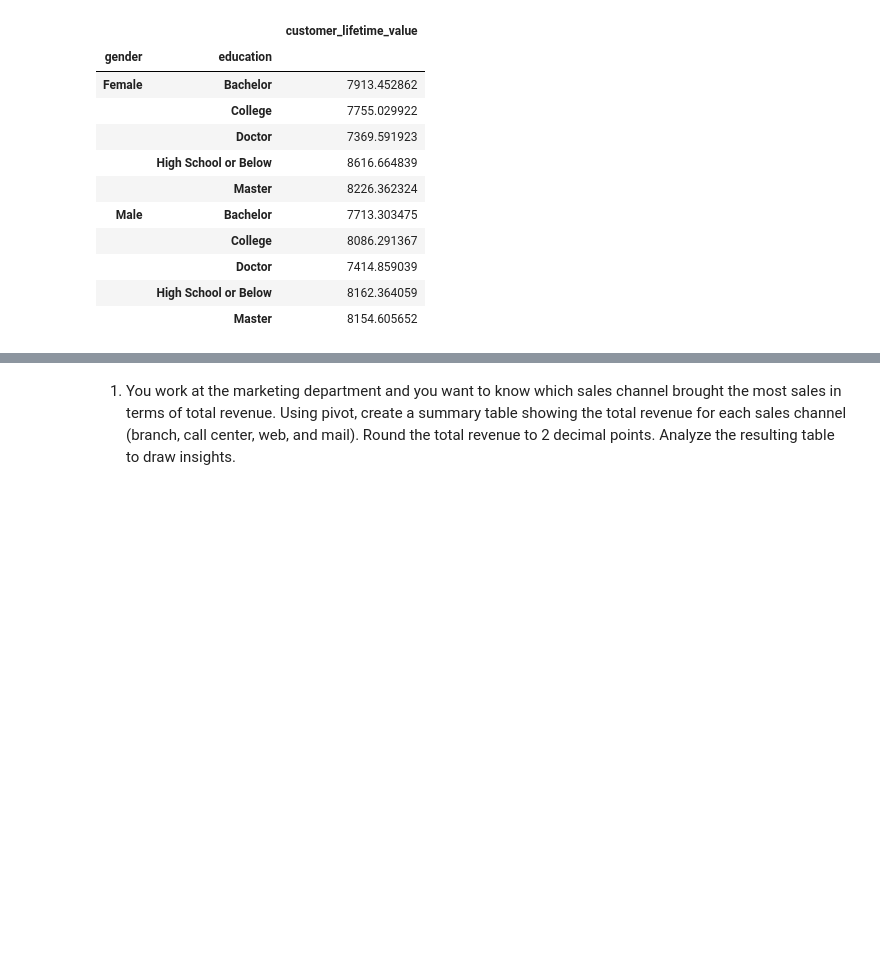
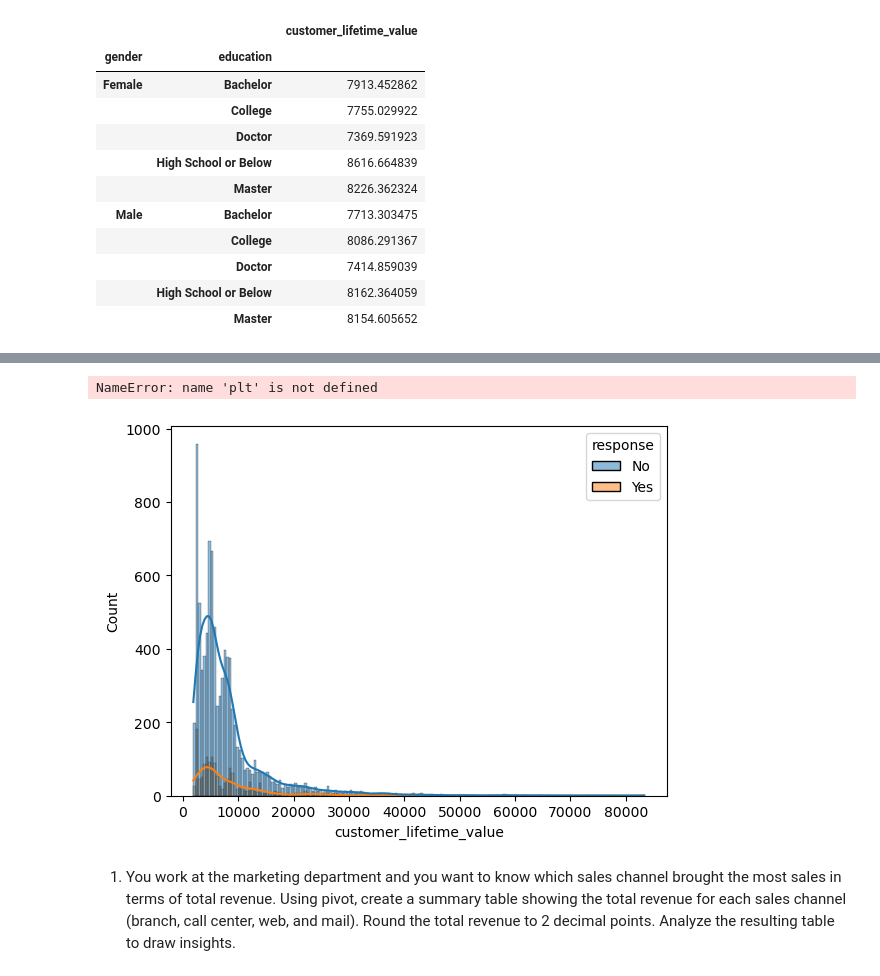
Before and after one commit to JavierVillares/lab-dw-data-structuring-and-combining, a Jupyter notebook: lab-dw-data-structuring-and-combining.ipynb, the cells around one changed output, grey strips where cells are left out. Cells and saved outputs as stored; diff of their text form; code cells hidden in the pictures; blank space fills up the shorter version.

```diff
--- a/lab-dw-data-structuring-and-combining.ipynb
+++ b/lab-dw-data-structuring-and-combining.ipynb
@@ -297,3 +311,11 @@ pivot_df
+# %%
+# Plotting the distribution of customer lifetime value
+sns.histplot(data=df, x='customer_lifetime_value', hue='response', kde=True)
+plt.title('Customer Lifetime Value Distribution by Response')
+plt.show()
+# %% [output]
+NameError: name 'plt' is not defined
+[figure, added]
 # %% [markdown]
 1. You work at the marketing department and you want to know which sales channel brought the most sales in terms of total revenue. Using pivot, create a summary table showing the total revenue for each sales channel (branch, call center, web, and mail).
 Round the total revenue to 2 decimal points.  Analyze the resulting table to draw insights.
```
Also changed, not shown: parts of 2 cells of this notebook.
